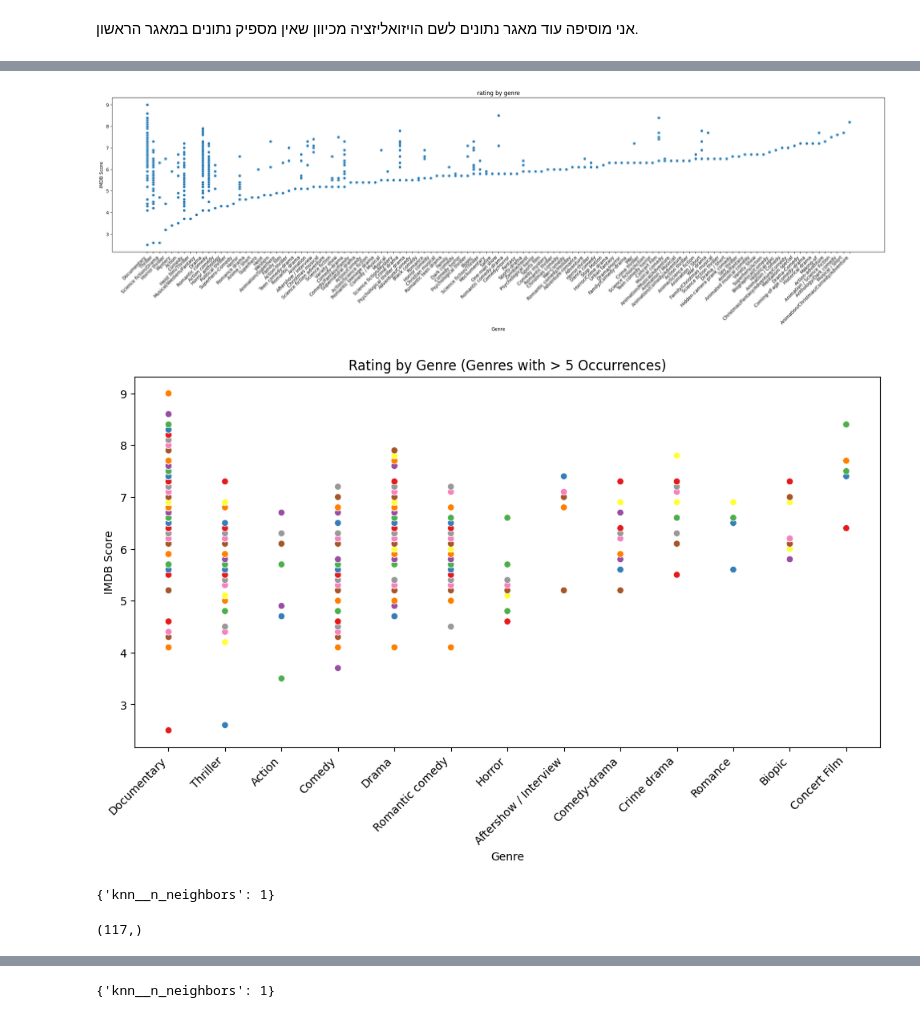
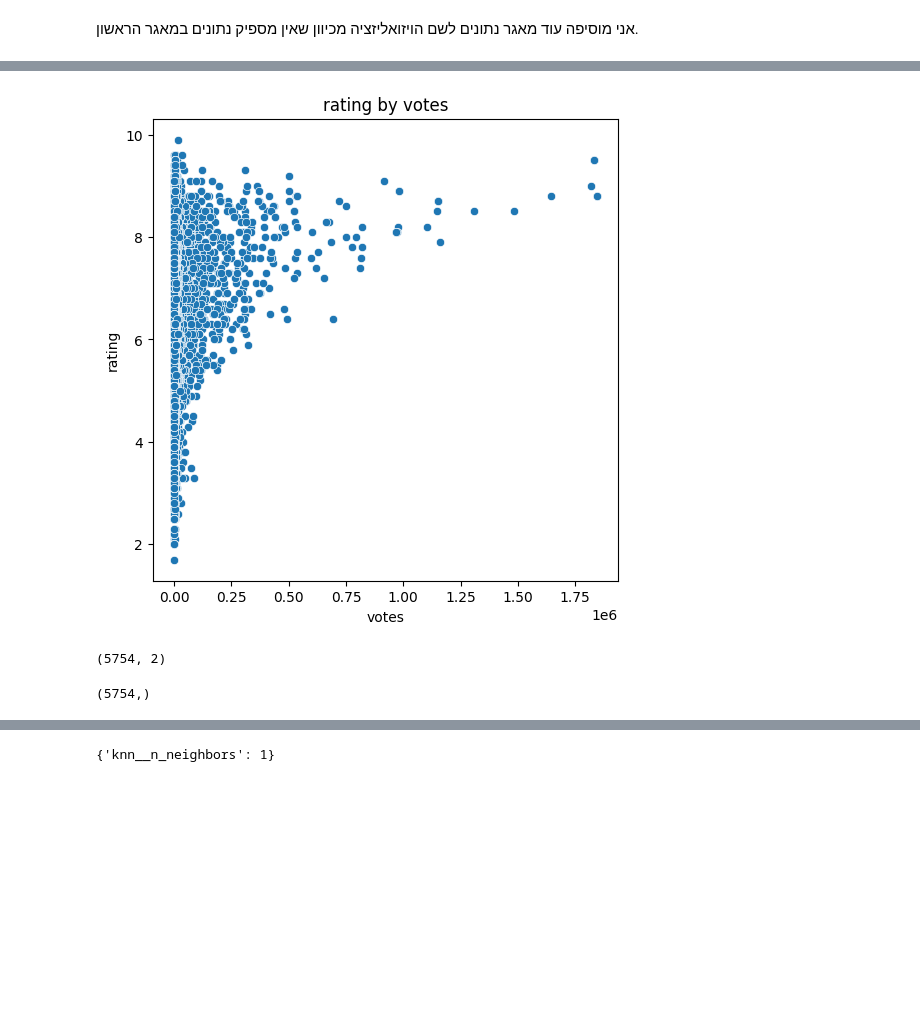
Before and after one commit to Noa810/gal, a Jupyter notebook: project_40_.ipynb, the cells around one changed output, grey strips where cells are left out. Cells and saved outputs as stored; diff of their text form; code cells hidden in the pictures; blank space fills up the shorter version.

```diff
--- a/project_40_.ipynb
+++ b/project_40_.ipynb
@@ -383,0 +356,3 @@ df2
+# %%
+df4 = pd.read_csv('/content/n_movies.csv.zip')
+df4
@@ -399,0 +392,6 @@ memory usage: 27.5+ KB
+# %%
+df4['votes'] = df4['votes'].str.replace(',', '')
+df4['votes'] = pd.to_numeric(df4['votes'], errors='coerce').astype('double')
+# %%
+df4 = df4.dropna(axis=0)
+df4.info()
@@ -400,37 +415,19 @@ memory usage: 27.5+ KB
 # %%
-plt.figure(figsize=(30,6))
-sns.scatterplot(data=df2,x='Genre',y='IMDB Score',palette='Set1')
+plt.figure(figsize=(6,6))
+sns.scatterplot(data=df4,x='votes',y='rating',palette='Set1')
 
-plt.title('rating by genre')
-plt.xticks(rotation=45, ha='right')
+plt.title('rating by votes')
 
 plt.show()
 # %% [output]
-[figure, old version]
+[figure, new version]
-# %%
-
-
-genre_counts = df2['Genre'].value_counts()
-
-frequent_genres = genre_counts[genre_counts > 5].index.tolist()
-
-df2_filtered = df2[df2['Genre'].isin(frequent_genres)]
-
-plt.figure(figsize=(12, 6))
-
-sns.scatterplot(data=df2_filtered, x='Genre', y='IMDB Score', hue='IMDB Score', palette='Set1', legend=False)
-plt.title('Rating by Genre (Genres with > 5 Occurrences)')
-plt.xticks(rotation=45, ha='right')
-
-plt.show()
-# %% [output]
-[figure, removed]
-# %%
-knn_clf_1.best_params_
-# %% [output]
-{'knn__n_neighbors': 1}
-# %%
-y_pred = knn_clf_1.predict(X_test)
-y_pred.shape
-# %% [output]
-(117,)
+# %%
+X = df4.drop(['title',  'year' , 'certificate' , 'duration','genre','description','stars'], axis=1).to_numpy()
+X.shape
+# %% [output]
+(5754, 2)
+# %%
+y=df4['votes'].to_numpy()
+y.shape
+# %% [output]
+(5754,)
```
Also changed, not shown: parts of 33 cells of this notebook.
